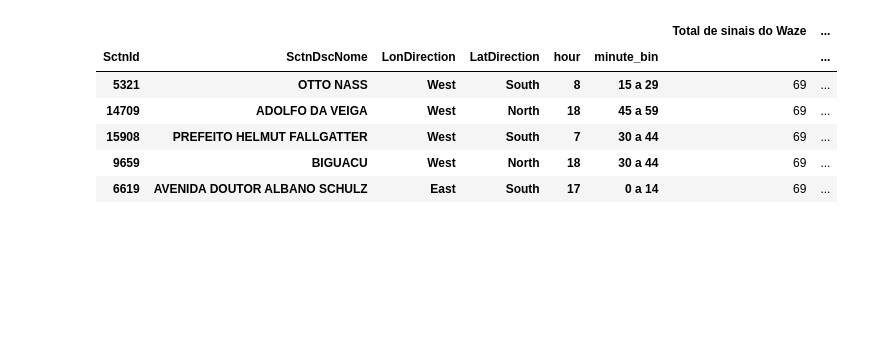
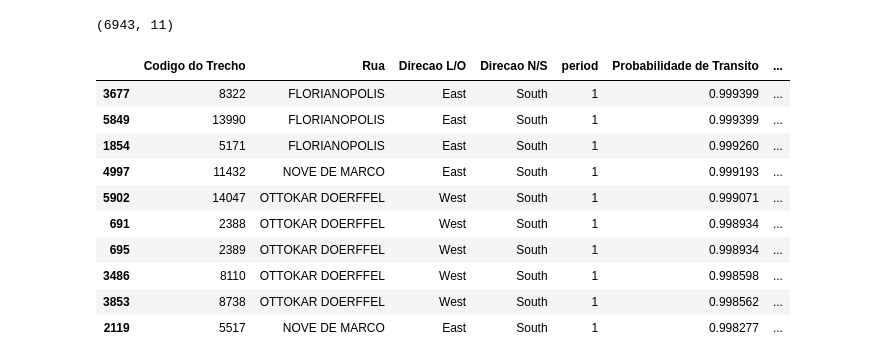
Before and after one commit to pmj-sepud/Joinville-Smart-Mobility, a Jupyter notebook: notebooks/reports/201801-GabrielBogo-Traffic_Probabilities.ipynb, the cells around one changed output. Drawn from its saved outputs; the diff is of its cells as text; code cells hidden in the pictures; blank space fills up the shorter version.

```diff
--- a/notebooks/reports/201801-GabrielBogo-Traffic_Probabilities.ipynb
+++ b/notebooks/reports/201801-GabrielBogo-Traffic_Probabilities.ipynb
@@ -30,10 +30,11 @@ pd.options.display.max_columns = 30
 meta = connect_database()
 
 date_begin = datetime.date(day=1, month=10, year=2017)
-date_end = datetime.date(day=25, month=10, year=2017)
+date_end = datetime.date(day=21, month=10, year=2017)
 
 periods = [(7,9), (17,19)]
 
 df_jps = extract_jps(meta, date_begin, date_end, periods=periods, weekends=True, summary=False)
+print(df_jps.shape)
 df_jps.sample(5)
 # %% [output]
@@ -78,7 +82,8 @@ wazesignals_per_timeslot = df_jps.groupby(["hour", "minute_bin"]).agg({"MgrcDate
 wazesignals_per_timeslot.columns = ["".join(x) for x in wazesignals_per_timeslot.columns.ravel()]
 jps_per_timeslot = jps_per_timeslot.join(wazesignals_per_timeslot, how="outer")
 
-jps_per_timeslot["traffic_prob"] = jps_per_timeslot["JpsIdcount"]/jps_per_timeslot["MgrcDateStartnunique"]
+jps_per_timeslot["slot_traffic_prob"] = jps_per_timeslot["JpsIdcount"]/jps_per_timeslot["MgrcDateStartnunique"]
 
+print(jps_per_timeslot.shape)
 jps_per_timeslot.sample(5)
 # %% [output]
@@ -92,29 +135,38 @@ jps_per_timeslot.sample(5)
 # %%
 #Merge dataset with official street sections from the Municipality
 geo_sections = extract_geo_sections(meta, buffer=10)
-jps_per_timeslot.reset_index(inplace=True)
-geo_jps_per_timeslot = geo_sections.merge(jps_per_timeslot, how="inner", on="SctnId")
-geo_jps_per_timeslot.set_index(["SctnId", "SctnDscNome", "LonDirection","LatDirection", "hour", "minute_bin"], inplace=True)
+traffic_indicators.reset_index(inplace=True)
+geo_traffic_indicators = geo_sections.merge(traffic_indicators, how="inner", on="SctnId")
 
-columns = {"MgrcDateStartnunique": "Total de sinais do Waze",
-         "JpsIdcount": "Engarrafamentos registrados",
-         "traffic_prob":"traffic_prob",
-         "JamSpdKmPerHourmean": "Velocidade Média (km/h)",
-         "JamQtdLengthMetersmean": "Fila média (m)",
-         "JamTimeDelayInSecondsmean": "Atraso médio (s)",
-         "JamIndLevelOfTrafficmean": "Nível médio de congestionamento (0 a 5)",
+columns = {"SctnId": "Codigo do Trecho",
+         "SctnDscNome": "Rua",
+         "LonDirection": "Direcao L/O",
+         "LatDirection": "Direcao N/S",
          "periodmax": "period",
-        }
-geo_jps_per_timeslot.rename(columns=columns, inplace=True)
+         "traffic_prob":"Probabilidade de Transito",
+         "JamSpdKmPerHourmean": "Velocidade Media (km/h)",
+         "JamQtdLengthMetersmean": "Fila media (m)",
+         "JamTimeDelayInSecondsmean": "Atraso medio (s)",
+         "JamIndLevelOfTrafficmean": "Nivel medio de congestionamento (0 a 5)",
+         }
+geo_traffic_indicators.rename(columns=columns, inplace=True)
 col_list = [col for col in columns.values()]
 col_list.append("section_LineString")
-geo_jps_per_timeslot = geo_jps_per_timeslot[col_list]
-geo_jps_per_timeslot.sample(5)
+geo_traffic_indicators = geo_traffic_indicators[col_list]
+
+print(geo_traffic_indicators.shape)
+geo_traffic_indicators.sort_values(["Probabilidade de Transito", "Atraso medio (s)"], ascending=False, inplace=True)
+geo_traffic_indicators.head(10)
 # %% [output]
+(6943, 11)
-|  |  |  |  |  |  | Total de sinais do Waze | ... |
-| SctnId | SctnDscNome | LonDirection | LatDirection | hour | minute_bin |  | ... |
-| 5321 | OTTO NASS | West | South | 8 | 15 a 29 | 69 | ... |
-| 14709 | ADOLFO DA VEIGA | West | North | 18 | 45 a 59 | 69 | ... |
-| 15908 | PREFEITO HELMUT FALLGATTER | West | South | 7 | 30 a 44 | 69 | ... |
-| 9659 | BIGUACU | West | North | 18 | 30 a 44 | 69 | ... |
-| 6619 | AVENIDA DOUTOR ALBANO SCHULZ | East | South | 17 | 0 a 14 | 69 | ... |
+|  | Codigo do Trecho | Rua | Direcao L/O | Direcao N/S | period | Probabilidade de Transito | ... |
+| 3677 | 8322 | FLORIANOPOLIS | East | South | 1 | 0.999399 | ... |
+| 5849 | 13990 | FLORIANOPOLIS | East | South | 1 | 0.999399 | ... |
+| 1854 | 5171 | FLORIANOPOLIS | East | South | 1 | 0.999260 | ... |
+| 4997 | 11432 | NOVE DE MARCO | East | South | 1 | 0.999193 | ... |
+| 5902 | 14047 | OTTOKAR DOERFFEL | West | South | 1 | 0.999071 | ... |
+| 691 | 2388 | OTTOKAR DOERFFEL | West | South | 1 | 0.998934 | ... |
+| 695 | 2389 | OTTOKAR DOERFFEL | West | South | 1 | 0.998934 | ... |
+| 3486 | 8110 | OTTOKAR DOERFFEL | West | South | 1 | 0.998598 | ... |
+| 3853 | 8738 | OTTOKAR DOERFFEL | West | South | 1 | 0.998562 | ... |
+| 2119 | 5517 | NOVE DE MARCO | East | South | 1 | 0.998277 | ... |
```
Also changed, not shown: parts of 10 cells of this notebook, 2 other files.
